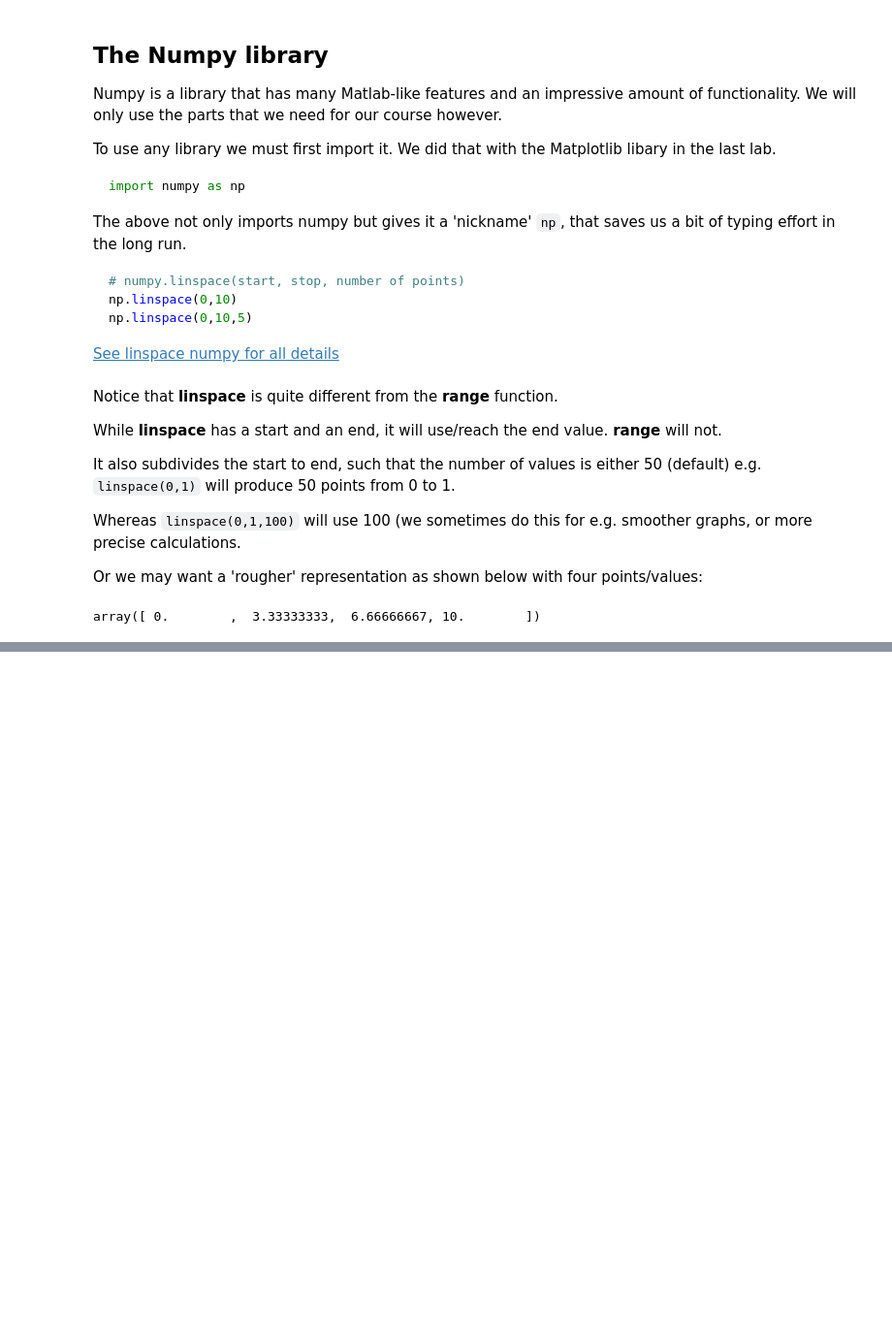
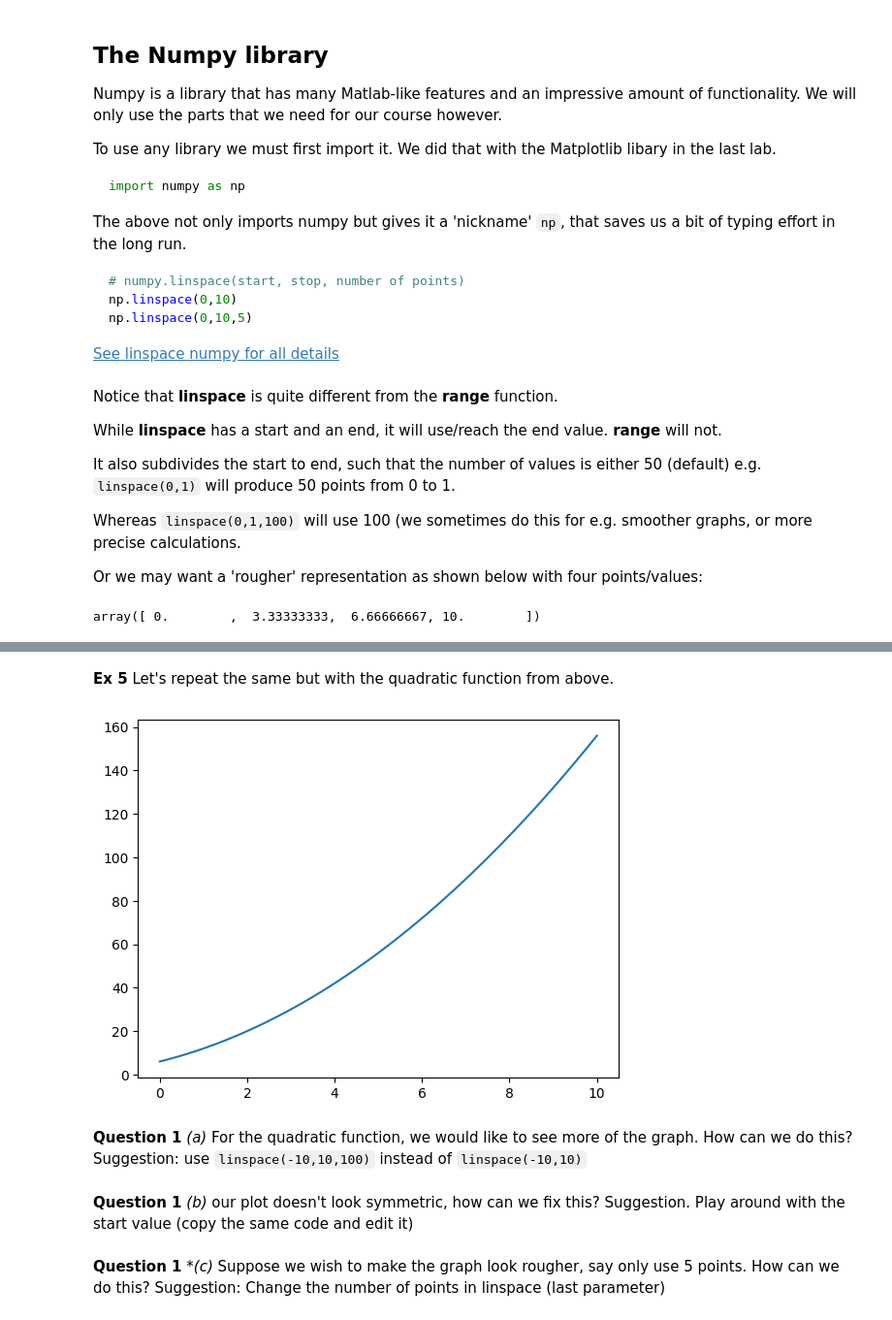
Before and after one commit to dflynnwit/dflynn.github.io, a Jupyter notebook: Lab3a_MathTransforms_Please_Save_a_copy_of_this_file_in_your_Drive_and_Write_your_NameHere.ipynb, the cells around one changed output, grey strips where cells are left out. Shown: that part at 97% size. Cells and saved outputs as stored; diff of their text form; code cells hidden in the pictures; blank space fills up the shorter version.

```diff
--- a/Lab3a_MathTransforms_Please_Save_a_copy_of_this_file_in_your_Drive_and_Write_your_NameHere.ipynb
+++ b/Lab3a_MathTransforms_Please_Save_a_copy_of_this_file_in_your_Drive_and_Write_your_NameHere.ipynb
@@ -136,0 +159,19 @@ array([ 0.        ,  3.33333333,  6.66666667, 10.        ])
+# %% [markdown]
+**Ex 5**
+Let's repeat the same but with the quadratic function from above.
+# %%
+def f(x):
+  return x**2 + 5*x + 6
+
+x = np.linspace(0,10)
+y = f(x)
+
+plt.plot(x,y)
+plt.show()
+# %% [output]
+[figure, added]
+# %% [markdown]
+**Question 1**
+*(a)*
+    For the quadratic function, we would like to see more of the graph. How can we do this?
+    Suggestion: use `linspace(-10,10,100)` instead of `linspace(-10,10)`
@@ -136,0 +180,3 @@ array([ 0.        ,  3.33333333,  6.66666667, 10.        ])
+# %% [markdown]
+**Question 1** *(b)* our plot doesn't look symmetric, how can we fix this?
+    Suggestion. Play around with the start value (copy the same code and edit it)
@@ -136,0 +185,4 @@ array([ 0.        ,  3.33333333,  6.66666667, 10.        ])
+# %% [markdown]
+**Question 1** **(c)*
+    Suppose we wish to make the graph look rougher, say only use 5 points. How can we do this?
+    Suggestion: Change the number of points in linspace (last parameter)
```
Also changed, not shown: parts of 6 cells of this notebook.
